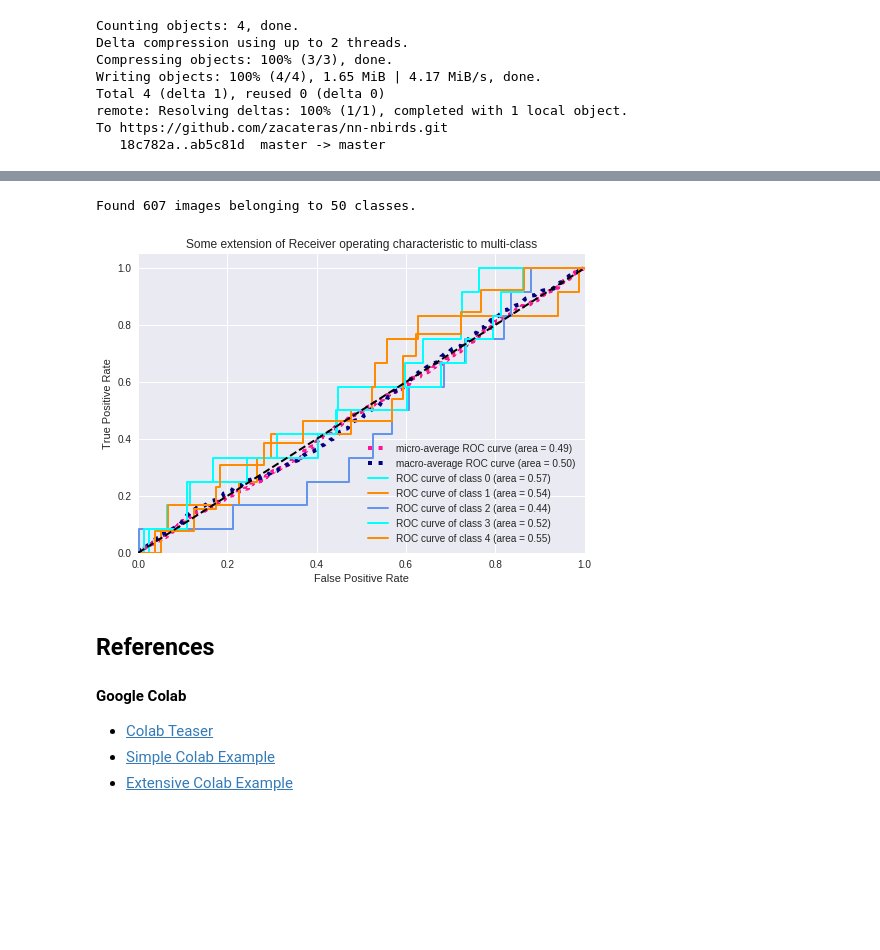
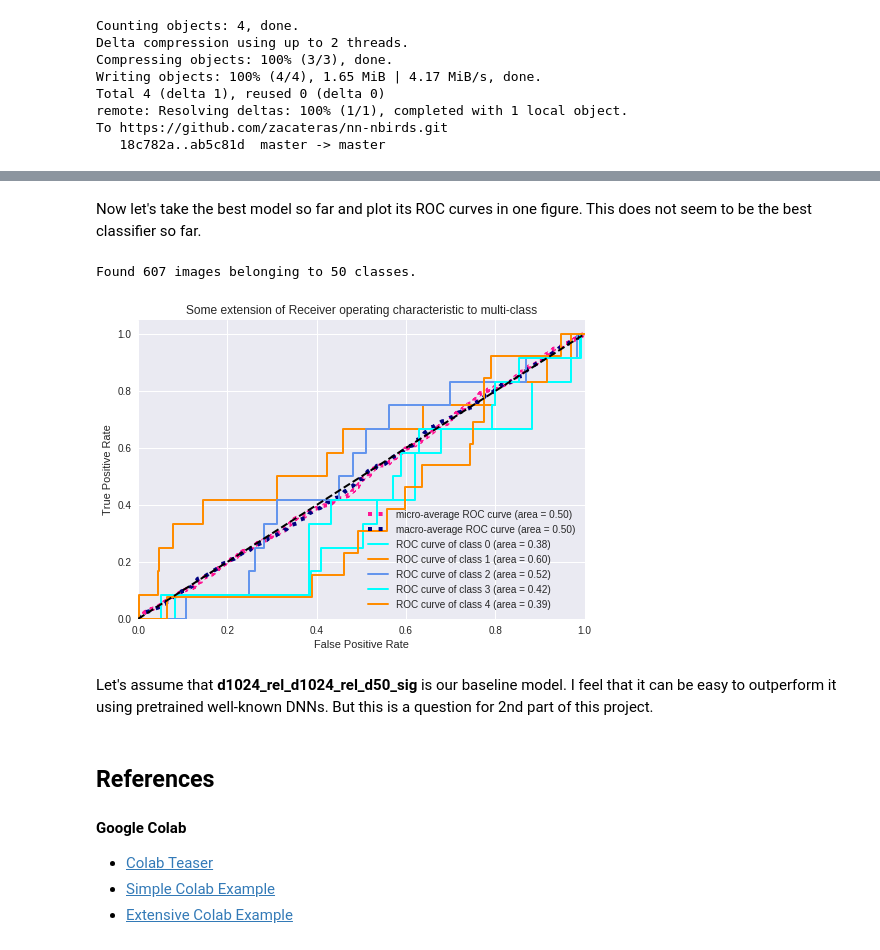
Before and after one commit to zacateras/nn-nbirds, a Jupyter notebook: report_colab.ipynb, the cells around one changed output, grey strips where cells are left out. Drawn from its saved outputs; the diff is of its cells as text; code cells hidden in the pictures; blank space fills up the shorter version.

Commit message:
tests for existing models

```diff
--- a/report_colab.ipynb
+++ b/report_colab.ipynb
@@ -287,3 +320,5 @@ To https://github.com/zacateras/nn-nbirds.git
+# %% [markdown]
+Now let's take the best model so far and plot its ROC curves in one figure. This does not seem to be the best classifier so far.
 # %%
 from sklearn.metrics import roc_curve, auc
 from sklearn import datasets
@@ -296,14 +331,14 @@ import numpy as np
 from scipy import interp
 from itertools import cycle
 
+model = load_model('models/d1024_rel_d1024_rel_d50_sig.h5')
+
 lw = 2
 test_generator = train_datagen.flow_from_directory(
     'data/SET_A_BB_GF_test',
-    target_size=(150, 150),
+    target_size=(28, 28),
     batch_size=batch_size,
     color_mode='grayscale')
-
-
 
 y_score = model.predict_generator(test_generator, verbose=0)
 y_test_v = test_generator.classes
@@ -312,7 +347,6 @@ n_classes = 50
 y_test = np.zeros((len(y_test_v), n_classes))
 for i in range(0, len(y_test_v)):
     y_test[i, y_test_v[i]] = 1
-
 
 # Compute ROC curve and ROC area for each class
 fpr = dict()
@@ -344,34 +378,36 @@ roc_auc["macro"] = auc(fpr["macro"], tpr["macro"])
 
 # Plot all ROC curves
 plt.figure()
 plt.plot(fpr["micro"], tpr["micro"],
          label='micro-average ROC curve (area = {0:0.2f})'
                ''.format(roc_auc["micro"]),
          color='deeppink', linestyle=':', linewidth=4)
 
 plt.plot(fpr["macro"], tpr["macro"],
          label='macro-average ROC curve (area = {0:0.2f})'
                ''.format(roc_auc["macro"]),
          color='navy', linestyle=':', linewidth=4)
 
 draw_classes = 5
 colors = cycle(['aqua', 'darkorange', 'cornflowerblue'])
 for i, color in zip(range(draw_classes), colors):
     plt.plot(fpr[i], tpr[i], color=color, lw=lw,
              label='ROC curve of class {0} (area = {1:0.2f})'
              ''.format(i, roc_auc[i]))
 
 plt.plot([0, 1], [0, 1], 'k--', lw=lw)
 plt.xlim([0.0, 1.0])
 plt.ylim([0.0, 1.05])
 plt.xlabel('False Positive Rate')
 plt.ylabel('True Positive Rate')
 plt.title('Some extension of Receiver operating characteristic to multi-class')
 plt.legend(loc="lower right")
 plt.show()
 # %% [output]
 Found 607 images belonging to 50 classes.
-[figure, old version]
+[figure, new version]
+# %% [markdown]
+Let's assume that **d1024_rel_d1024_rel_d50_sig** is our baseline model. I feel that it can be easy to outperform it using pretrained well-known DNNs. But this is a question for 2nd part of this project.
 # %% [markdown]
 ## References
 
```
Also changed, not shown: parts of 18 cells of this notebook.
